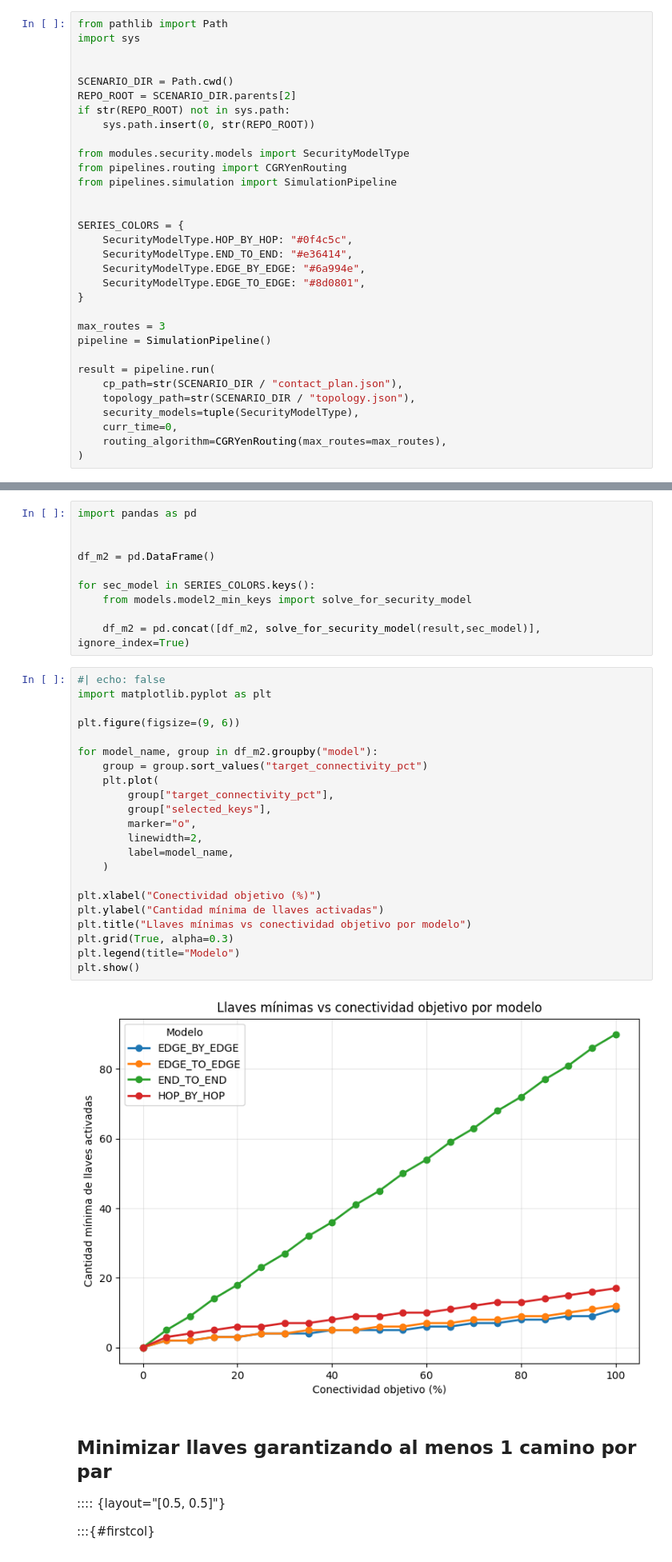
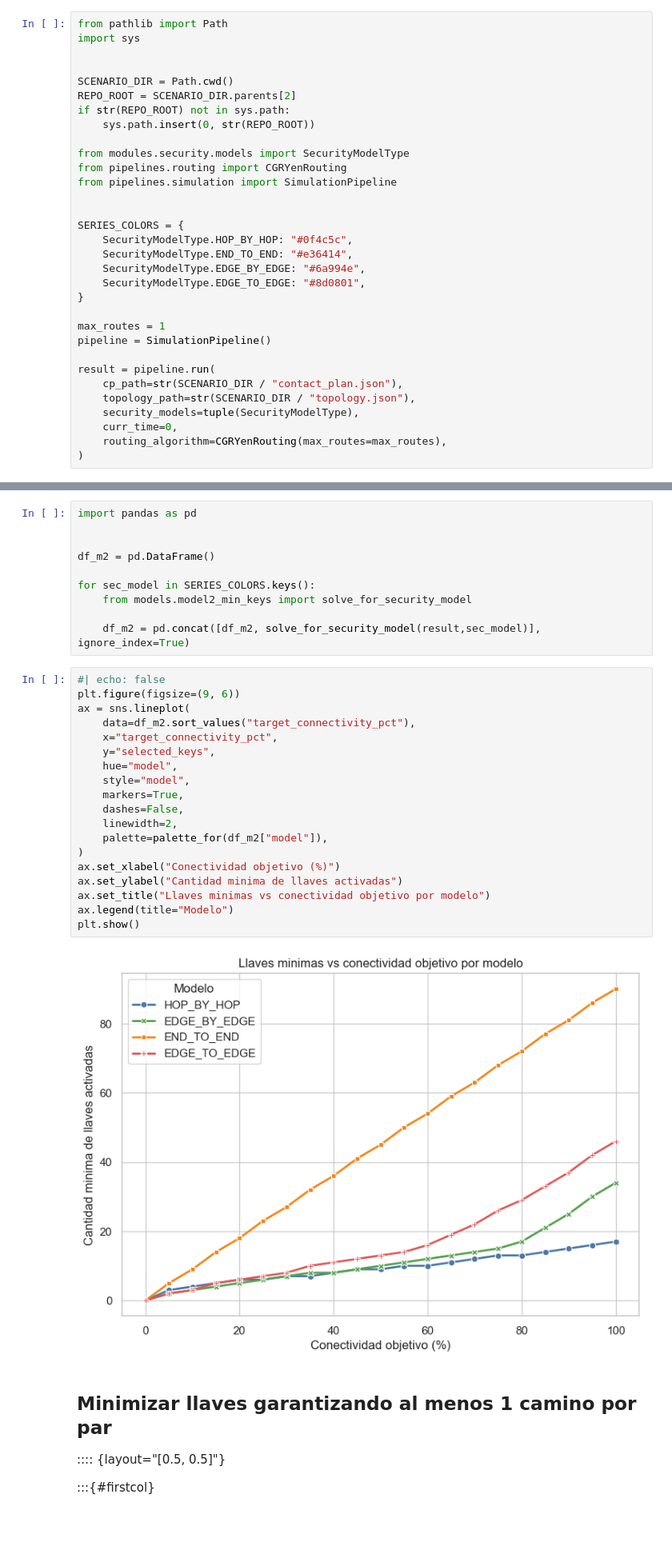
Before and after one commit to ramirofd/dtn-bpsec-pipeline, a Jupyter notebook: scenarios/examples/two_planes_polar/Modelo2-minKeys.ipynb, the cells around one changed output, grey strips where cells are left out. Shown at 80% size. Cells and saved outputs as stored; diff of their text form; blank space fills up the shorter version.

```diff
--- a/scenarios/examples/two_planes_polar/Modelo2-minKeys.ipynb
+++ b/scenarios/examples/two_planes_polar/Modelo2-minKeys.ipynb
@@ -29,7 +29,7 @@ SERIES_COLORS = {
     SecurityModelType.EDGE_TO_EDGE: "#8d0801",
 }
 
-max_routes = 3
+max_routes = 1
 pipeline = SimulationPipeline()
 
 result = pipeline.run(
@@ -169,28 +191,25 @@ for sec_model in SERIES_COLORS.keys():
     df_m2 = pd.concat([df_m2, solve_for_security_model(result,sec_model)], ignore_index=True)
 # %%
 #| echo: false
-import matplotlib.pyplot as plt
-
 plt.figure(figsize=(9, 6))
-
-for model_name, group in df_m2.groupby("model"):
-    group = group.sort_values("target_connectivity_pct")
-    plt.plot(
-        group["target_connectivity_pct"],
-        group["selected_keys"],
-        marker="o",
-        linewidth=2,
-        label=model_name,
-    )
-
-plt.xlabel("Conectividad objetivo (%)")
-plt.ylabel("Cantidad mínima de llaves activadas")
-plt.title("Llaves mínimas vs conectividad objetivo por modelo")
-plt.grid(True, alpha=0.3)
-plt.legend(title="Modelo")
+ax = sns.lineplot(
+    data=df_m2.sort_values("target_connectivity_pct"),
+    x="target_connectivity_pct",
+    y="selected_keys",
+    hue="model",
+    style="model",
+    markers=True,
+    dashes=False,
+    linewidth=2,
+    palette=palette_for(df_m2["model"]),
+)
+ax.set_xlabel("Conectividad objetivo (%)")
+ax.set_ylabel("Cantidad minima de llaves activadas")
+ax.set_title("Llaves minimas vs conectividad objetivo por modelo")
+ax.legend(title="Modelo")
 plt.show()
 # %% [output]
-[figure, old version]
+[figure, new version]
 # %% [markdown]
 ## Minimizar llaves garantizando al menos 1 camino por par
 
```
Also changed, not shown: parts of 2 cells of this notebook, 30 other files.
